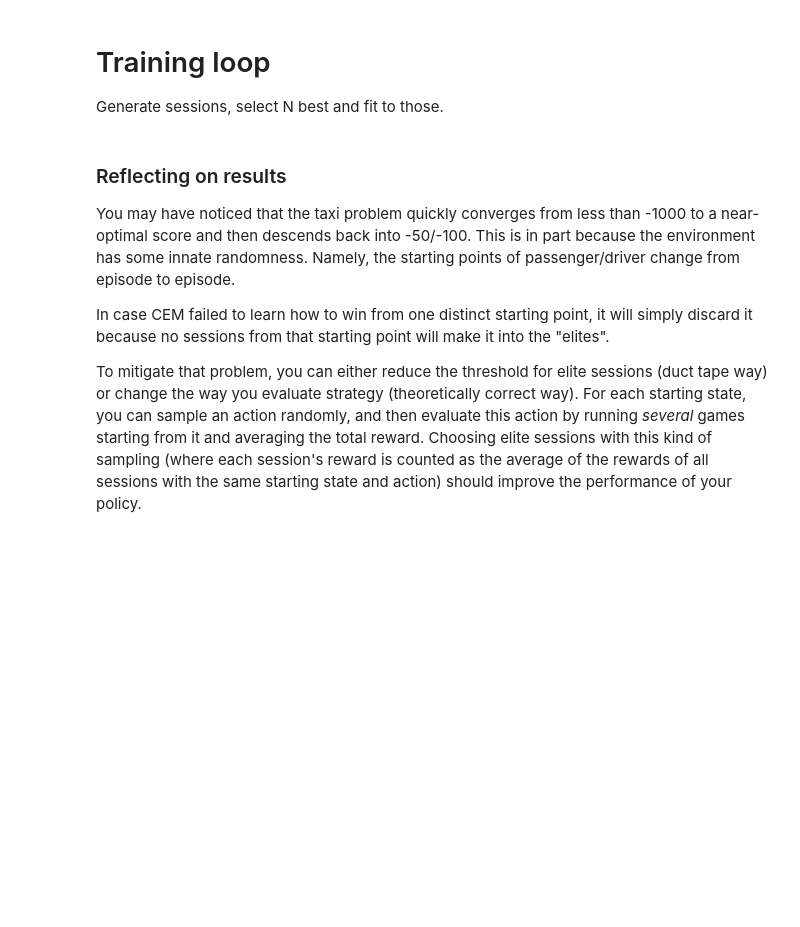
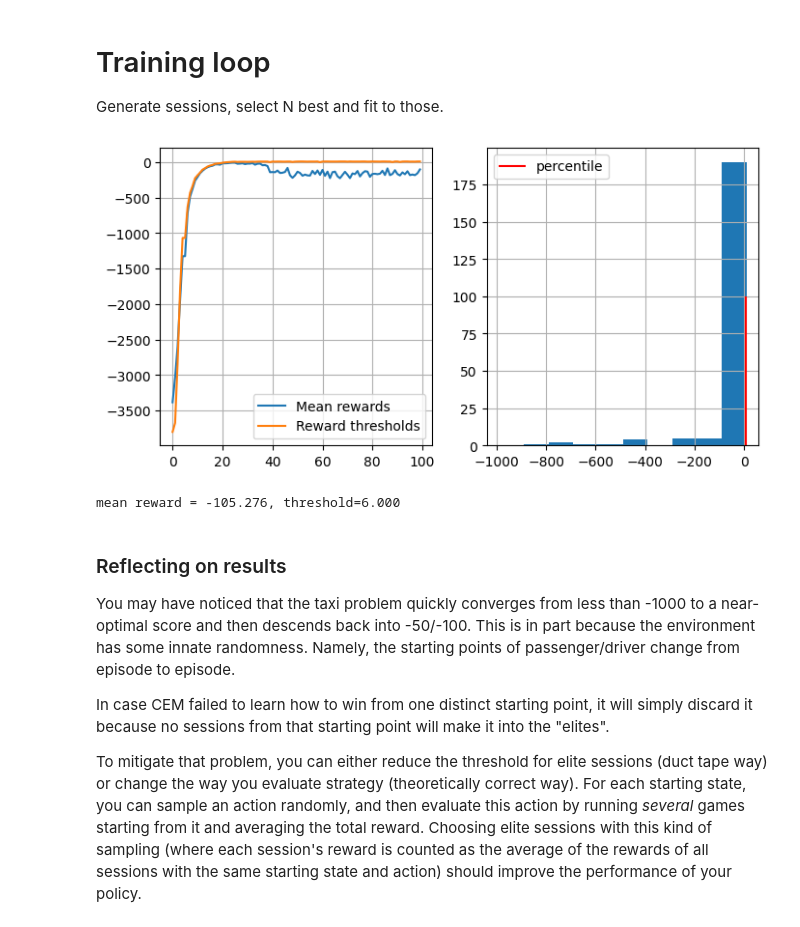
Before and after one commit to ctring/Practical_RL, a Jupyter notebook: week01_intro/crossentropy_method.ipynb, the cells around one changed output. Drawn from its saved outputs; the diff is of its cells as text; code cells hidden in the pictures; blank space fills up the shorter version.

```diff
--- a/week01_intro/crossentropy_method.ipynb
+++ b/week01_intro/crossentropy_method.ipynb
@@ -60,14 +61,15 @@ def generate_session(env, policy, t_max=10**4):
     states, actions = [], []
     total_reward = 0.
 
-    s = env.reset()
+    s, _info = env.reset()
 
     for t in range(t_max):
         # Hint: you can use np.random.choice for sampling action
         # https://numpy.org/doc/stable/reference/random/generated/numpy.random.choice.html
-        a = <YOUR CODE: sample action from policy>
 
-        new_s, r, done, info = env.step(a)
+        a = np.random.choice(n_actions, p=policy[s])
+
+        new_s, r, done, truncated, info = env.step(a)
 
         # Record information we just got from the environment.
         states.append(s)
@@ -80,7 +82,7 @@ def generate_session(env, policy, t_max=10**4):
 
     return states, actions, total_reward
 # %%
-s, a, r = generate_session(env, policy)
+s, a, r = generate_session(env, policy, t_max=1000)
 assert type(s) == type(a) == list
 assert len(s) == len(a)
 assert type(r) in [float, np.float]
@@ -98,6 +106,8 @@ plt.legend()
 # %% [markdown]
 ### Crossentropy method steps
 # %%
+import itertools
+
 def select_elites(states_batch, actions_batch, rewards_batch, percentile):
     """
     Select states and actions from games that have rewards >= percentile
@@ -114,12 +124,16 @@ def select_elites(states_batch, actions_batch, rewards_batch, percentile):
     (they will become different later).
     """
 
-    reward_threshold = <YOUR CODE: compute minimum reward for elite sessions. Hint: use np.percentile()>
+    reward_threshold = np.percentile(rewards_batch, q=percentile)
 
-    elite_states = <YOUR CODE>
-    elite_actions = <YOUR CODE>
+    elite_index = np.array(rewards_batch) >= reward_threshold
+    elite_states = np.array(states_batch, dtype=object)[elite_index]
+    elite_actions = np.array(actions_batch, dtype=object)[elite_index]
 
-    return elite_states, elite_actions
+    flatten_elite_states = list(itertools.chain.from_iterable(elite_states))
+    flatten_elite_actions = list(itertools.chain.from_iterable(elite_actions))
+
+    return flatten_elite_states, flatten_elite_actions
 # %%
 states_batch = [
     [1, 2, 3],     # game1
@@ -173,10 +189,13 @@ def get_new_policy(elite_states, elite_actions):
 
     """
 
-    new_policy = np.zeros([n_states, n_actions])
-
-    <YOUR CODE: set probabilities for actions given elite states & actions>
-    # Don't forget to set 1/n_actions for all actions in unvisited states.
+    new_policy = np.tile(1./n_actions, [n_states, n_actions])
+    elite_states = np.array(elite_states)
+    elite_actions = np.array(elite_actions)
+    for s in np.unique(elite_states):
+        s_actions = elite_actions[elite_states == s]
+        counts = np.bincount(s_actions, minlength=n_actions)
+        new_policy[s] = counts / np.sum(counts)
 
     return new_policy
 # %%
@@ -238,23 +259,26 @@ policy = initialize_policy(n_states, n_actions)
 # %%
 n_sessions = 250     # sample this many sessions
 percentile = 50      # discard this percentage of sessions with lowest rewards
 learning_rate = 0.5  # how quickly the policy is updated, on a scale from 0 to 1
 
 log = []
 
 for i in range(100):
-    %time sessions = [ <YOUR CODE: generate a list of n_sessions new sessions> ]
+    %time sessions = [generate_session(env, policy, t_max=1000) for _ in range(n_sessions)]
 
     states_batch, actions_batch, rewards_batch = zip(*sessions)
 
-    elite_states, elite_actions = <YOUR CODE: select elite states & actions>
+    elite_states, elite_actions = select_elites(states_batch, actions_batch, rewards_batch, percentile)
 
-    new_policy = <YOUR CODE: compute new policy>
+    new_policy = get_new_policy(elite_states, elite_actions)
 
     policy = learning_rate * new_policy + (1 - learning_rate) * policy
 
     # display results on chart
     show_progress(rewards_batch, log, percentile)
+# %% [output]
+[figure, added]
+mean reward = -105.276, threshold=6.000
 # %% [markdown]
 ### Reflecting on results
 
```
Also changed, not shown: parts of 7 cells of this notebook.
